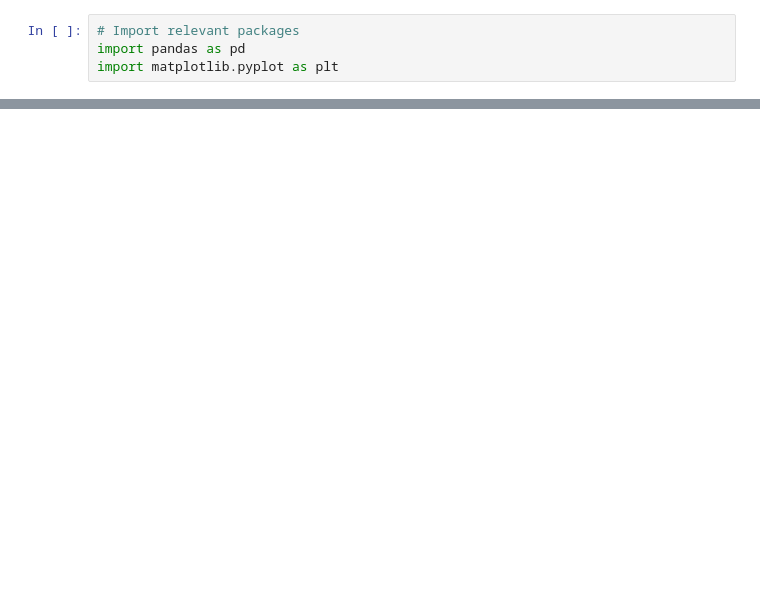
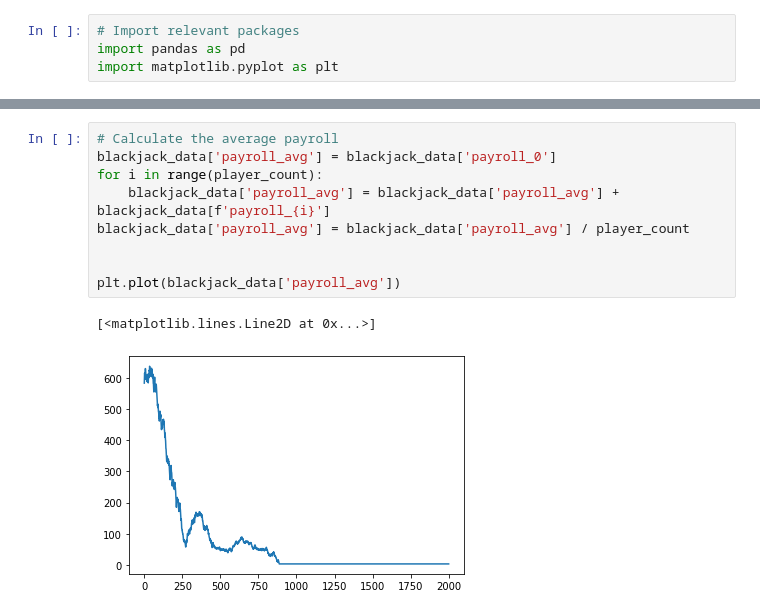
Before and after one commit to tliggett/blackjack, a Jupyter notebook: 01_blackjack_demo.ipynb, the cells around one changed output, grey strips where cells are left out. Drawn from its saved outputs; the diff is of its cells as text; blank space fills up the shorter version.

```diff
--- a/01_blackjack_demo.ipynb
+++ b/01_blackjack_demo.ipynb
@@ -32,0 +49,12 @@ for i in range(4):
+# %%
+# Calculate the average payroll
+blackjack_data['payroll_avg'] = blackjack_data['payroll_0']
+for i in range(player_count):
+    blackjack_data['payroll_avg'] = blackjack_data['payroll_avg'] + blackjack_data[f'payroll_{i}']
+blackjack_data['payroll_avg'] = blackjack_data['payroll_avg'] / player_count
+
+
+plt.plot(blackjack_data['payroll_avg'])
+# %% [output]
+[<matplotlib.lines.Line2D at 0x...>]
+[figure, added]
```
Also changed, not shown: parts of 6 cells of this notebook, 5 other files.
